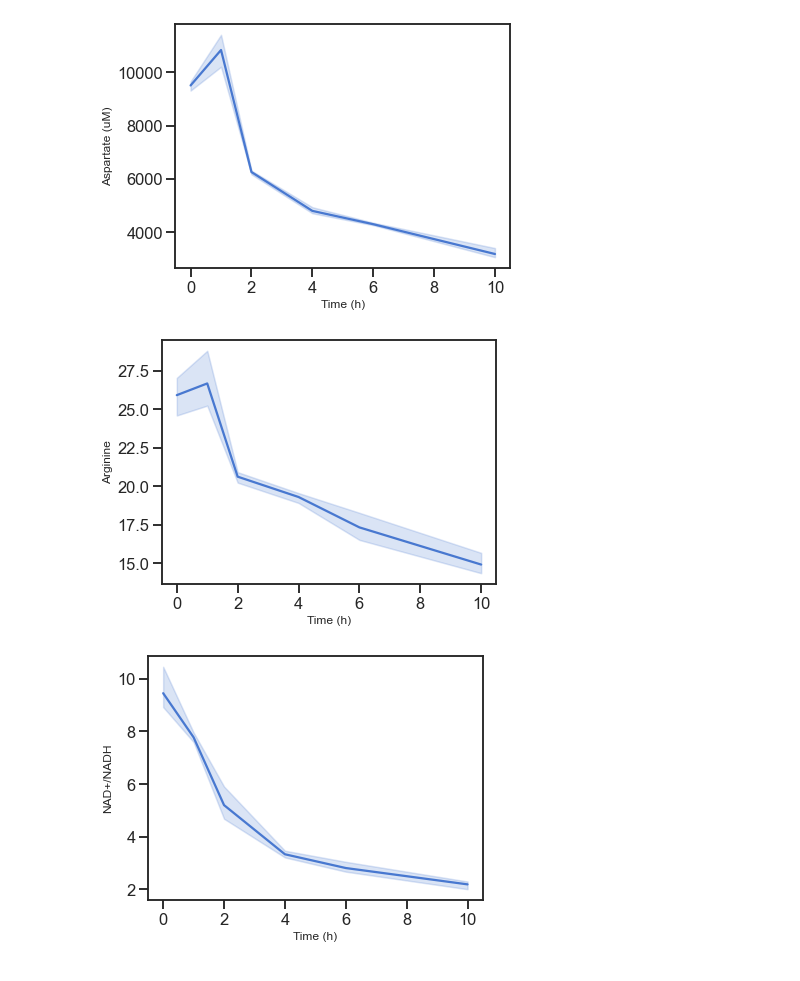
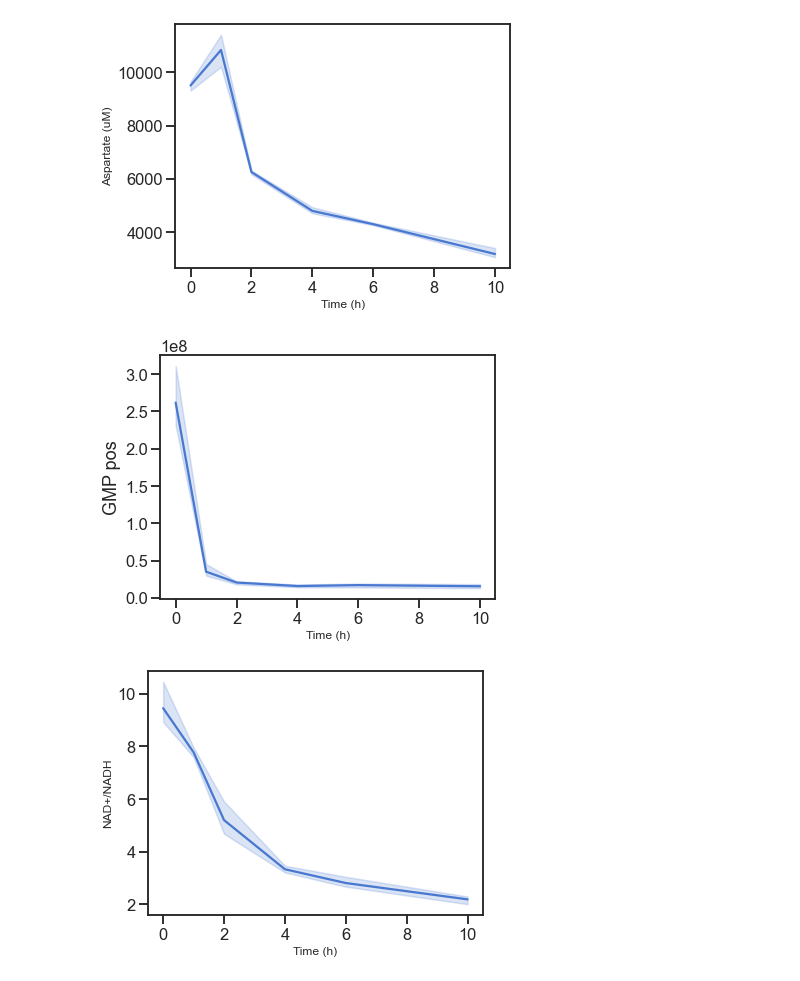
Before and after one commit to krdav/lab-work, a Jupyter notebook: Asp-levels_timeseries/H1299_Metformin-time-course/data_processing.ipynb, the cells around one changed output. Cells and saved outputs as stored; diff of their text form; code cells hidden in the pictures.

```diff
--- a/Asp-levels_timeseries/H1299_Metforin-time-course/data_processing.ipynb
+++ b/Asp-levels_timeseries/H1299_Metformin-time-course/data_processing.ipynb
@@ -146,24 +146,24 @@ pdf.close()
 # %%
 ### Arginine as a function of time ###
 
 #pdf = matplotlib.backends.backend_pdf.PdfPages("time_vs_Asp.pdf")
 fig = plt.figure(figsize=(6, 4.5))
 
 # Not using last timepoint as this had media depletion
 # See Tuesday 04/27/21
 mask = (df['Time'] < 20)
-g = sns.lineplot(data=df[mask], x='Time', y='Arginine pos', markers=True, dashes=False)
+g = sns.lineplot(data=df[mask], x='Time', y='GMP pos', markers=True, dashes=False)
 #g.set(yscale="log");
 
 plt.xlabel('Time (h)', size=12);
-plt.ylabel('Arginine', size=12);
+#plt.ylabel('Arginine', size=12);
 
 #pdf.savefig(fig)
 #plt.show(fig)
 #plt.close(fig)
 #pdf.close()
 # %% [output]
-[figure, old version]
+[figure, new version]
 # %%
 ### NAD/NADH ratio as a function of Metformin ###
 
```
Also changed, not shown: 29 other files.
